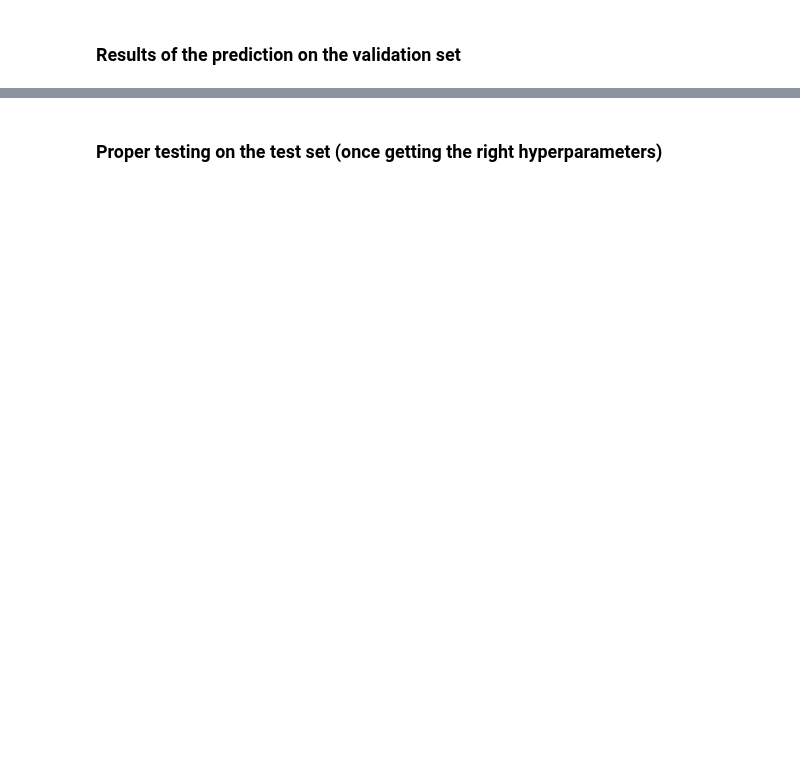
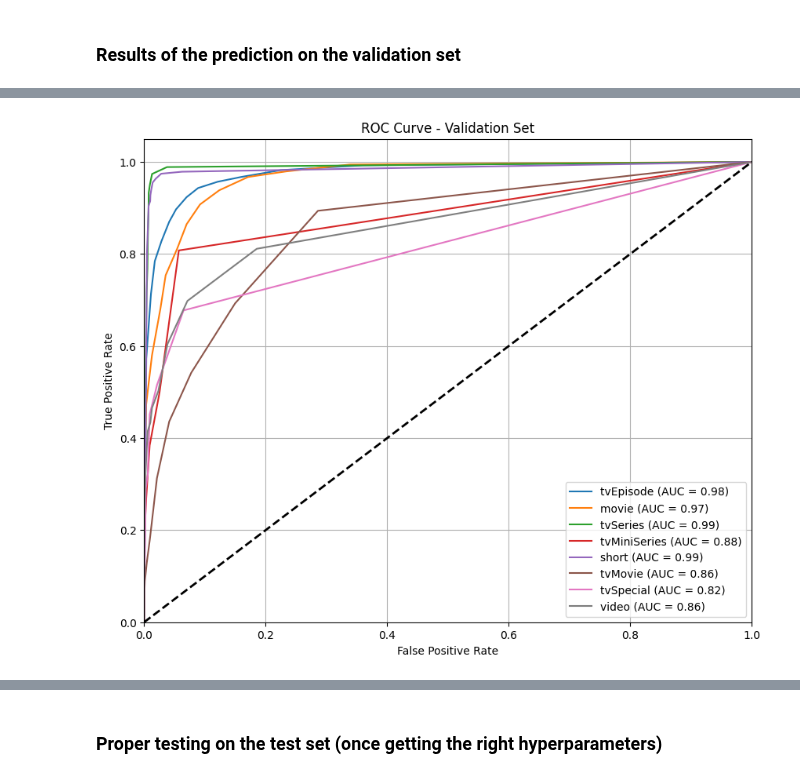
Before and after one commit to ChefBB/data_mining_1, a Jupyter notebook: code/knn_multiclassclassification.ipynb, the cells around one changed output, grey strips where cells are left out. Cells and saved outputs as stored; diff of their text form; code cells hidden in the pictures; blank space fills up the shorter version.

```diff
--- a/code/knn_multiclassclassification.ipynb
+++ b/code/knn_multiclassclassification.ipynb
@@ -477,3 +531,53 @@ plt.show()
+# %%
+
+# Your class mapping
+class_mapping = {
+    'tvEpisode': 0,
+    'movie': 1,
+    'tvSeries': 2,
+    'tvMiniSeries': 3,
+    'short': 4,
+    'tvMovie': 5,
+    'tvSpecial': 6,
+    'video': 7
+}
+
+# Invert mapping
+index_to_class = {v: k for k, v in class_mapping.items()}
+target_names = [index_to_class[i] for i in range(len(index_to_class))]
+
+# Predict probabilities
+y_val_pred_proba = clf.predict_proba(X_val_standardsc)
+
+# If y_val is label-encoded, binarize it for ROC
+y_val_bin = label_binarize(y_val, classes=list(range(len(class_mapping))))
+
+# Plot ROC curves
+fpr = dict()
+tpr = dict()
+roc_auc = dict()
+n_classes = y_val_bin.shape[1]
+
+for i in range(n_classes):
+    fpr[i], tpr[i], _ = roc_curve(y_val_bin[:, i], y_val_pred_proba[:, i])
+    roc_auc[i] = auc(fpr[i], tpr[i])
+
+# Plot all ROC curves
+plt.figure(figsize=(10, 8))
+for i in range(n_classes):
+    plt.plot(fpr[i], tpr[i], label=f'{target_names[i]} (AUC = {roc_auc[i]:.2f})')
+
+plt.plot([0, 1], [0, 1], 'k--', lw=2)
+plt.xlim([0.0, 1.0])
+plt.ylim([0.0, 1.05])
+plt.xlabel('False Positive Rate')
+plt.ylabel('True Positive Rate')
+plt.title('ROC Curve - Validation Set')
+plt.legend(loc='lower right')
+plt.grid()
+plt.show()
+# %% [output]
+[figure, added]
 # %%
 classes_unique = np.unique(y_val)
 cm = confusion_matrix(y_val, y_pred)
```
Also changed, not shown: parts of 28 cells of this notebook.
